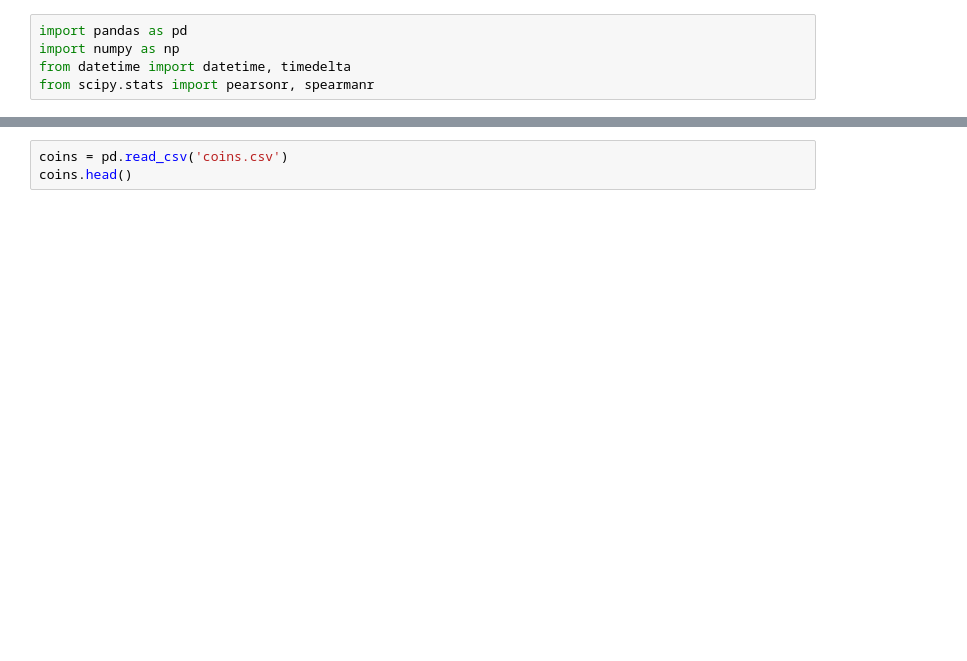
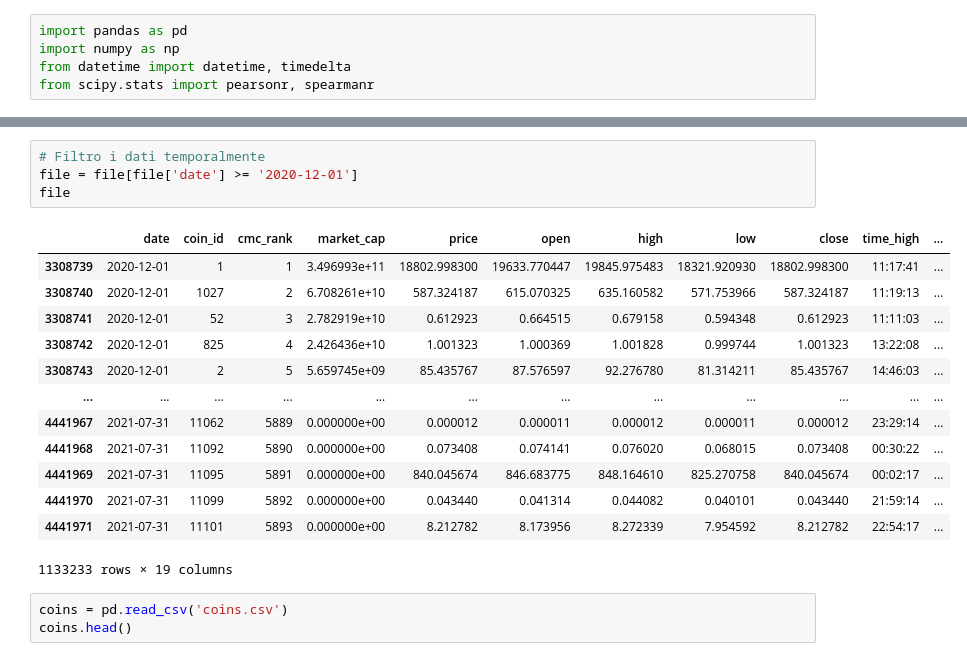
Before and after one commit to AleImbri/Crypto-strategies-simulations, a Jupyter notebook: Studio correlazione tra market cap e rendimenti.ipynb, the cells around one changed output, grey strips where cells are left out. Drawn from its saved outputs; the diff is of its cells as text; blank space fills up the shorter version.

```diff
--- a/Studio correlazione tra market cap e rendimenti.ipynb
+++ b/Studio correlazione tra market cap e rendimenti.ipynb
@@ -125,3 +116,21 @@ file['date'].max()
+# %%
+# Filtro i dati temporalmente
+file = file[file['date'] >= '2020-12-01']
+file
+# %% [output]
+|  | date | coin_id | cmc_rank | market_cap | price | open | high | low | close | time_high | ... |
+| 3308739 | 2020-12-01 | 1 | 1 | 3.496993e+11 | 18802.998300 | 19633.770447 | 19845.975483 | 18321.920930 | 18802.998300 | 11:17:41 | ... |
+| 3308740 | 2020-12-01 | 1027 | 2 | 6.708261e+10 | 587.324187 | 615.070325 | 635.160582 | 571.753966 | 587.324187 | 11:19:13 | ... |
+| 3308741 | 2020-12-01 | 52 | 3 | 2.782919e+10 | 0.612923 | 0.664515 | 0.679158 | 0.594348 | 0.612923 | 11:11:03 | ... |
+| 3308742 | 2020-12-01 | 825 | 4 | 2.426436e+10 | 1.001323 | 1.000369 | 1.001828 | 0.999744 | 1.001323 | 13:22:08 | ... |
+| 3308743 | 2020-12-01 | 2 | 5 | 5.659745e+09 | 85.435767 | 87.576597 | 92.276780 | 81.314211 | 85.435767 | 14:46:03 | ... |
+| ... | ... | ... | ... | ... | ... | ... | ... | ... | ... | ... | ... |
+| 4441967 | 2021-07-31 | 11062 | 5889 | 0.000000e+00 | 0.000012 | 0.000011 | 0.000012 | 0.000011 | 0.000012 | 23:29:14 | ... |
+| 4441968 | 2021-07-31 | 11092 | 5890 | 0.000000e+00 | 0.073408 | 0.074141 | 0.076020 | 0.068015 | 0.073408 | 00:30:22 | ... |
+| 4441969 | 2021-07-31 | 11095 | 5891 | 0.000000e+00 | 840.045674 | 846.683775 | 848.164610 | 825.270758 | 840.045674 | 00:02:17 | ... |
+| 4441970 | 2021-07-31 | 11099 | 5892 | 0.000000e+00 | 0.043440 | 0.041314 | 0.044082 | 0.040101 | 0.043440 | 21:59:14 | ... |
+| 4441971 | 2021-07-31 | 11101 | 5893 | 0.000000e+00 | 8.212782 | 8.173956 | 8.272339 | 7.954592 | 8.212782 | 22:54:17 | ... |
+1133233 rows × 19 columns
 # %%
 coins = pd.read_csv('coins.csv')
 coins.head()
```
Also changed, not shown: parts of 16 cells of this notebook, 1 other file.
